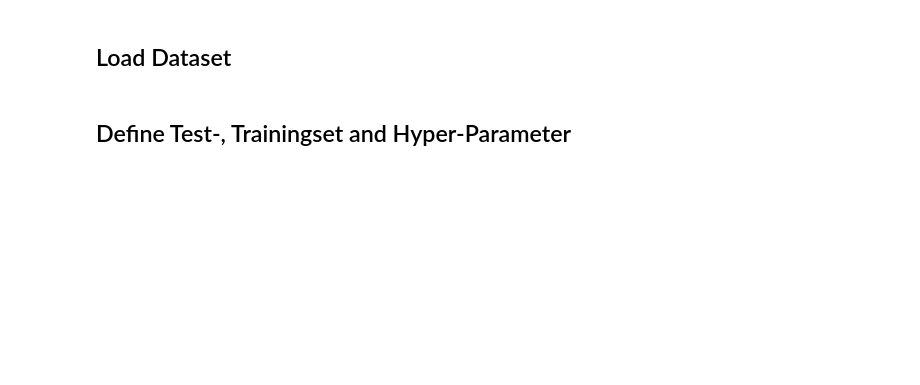
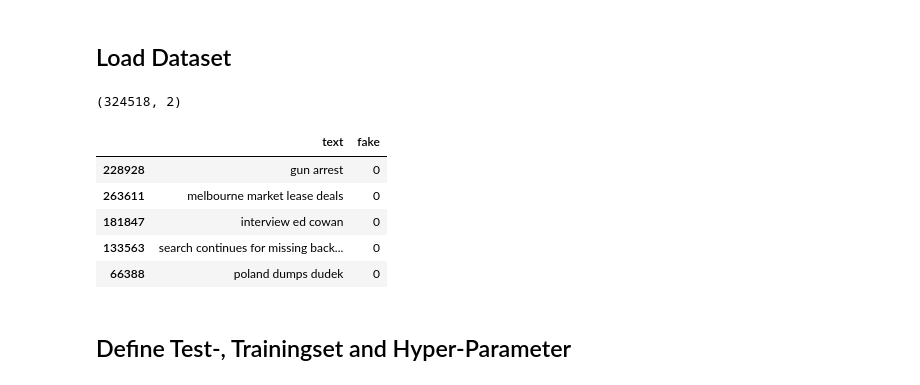
Before and after one commit to hogch/masterproject_gan, a Jupyter notebook: SeqGAN_headlines_v2.ipynb, the cells around one changed output. Saved outputs shown, nothing was run; the diff lists cells and outputs as text; code cells hidden in the pictures; blank space fills up the shorter version.

```diff
--- a/SeqGAN_headlines_v2.ipynb
+++ b/SeqGAN_headlines_v2.ipynb
@@ -44,14 +80,27 @@ print('Found GPU at: {}'.format(device_name))
 # %%
 """df_real = pd.read_csv('headlines.csv', sep=',', usecols=['text', 'fake'])
 df_real = df_real.sample(frac=1)
 df_real = df_real[:500000]
 print(df_real.shape)
 df_real.head()"""
 
+"""df_real = pd.read_csv('headlines_short_3_7.csv', sep=',', usecols=['text', 'fake'])
+df_real = df_real.sample(frac=1)
+print(df_real.shape)
+df_real.head()"""
+
 df_real = pd.read_csv('headlines_short.csv', sep=',', usecols=['text', 'fake'])
 df_real = df_real.sample(frac=1)
 print(df_real.shape)
 df_real.head()
+# %% [output]
+(324518, 2)
+|  | text | fake |
+| 228928 | gun arrest | 0 |
+| 263611 | melbourne market lease deals | 0 |
+| 181847 | interview ed cowan | 0 |
+| 133563 | search continues for missing back... | 0 |
+| 66388 | poland dumps dudek | 0 |
 # %%
 df_fake = pd.DataFrame(columns=['text', 'fake'])
 df_evaluation = pd.DataFrame(columns=['text', 'fake'])
```
Also changed, not shown: parts of 17 cells of this notebook.
